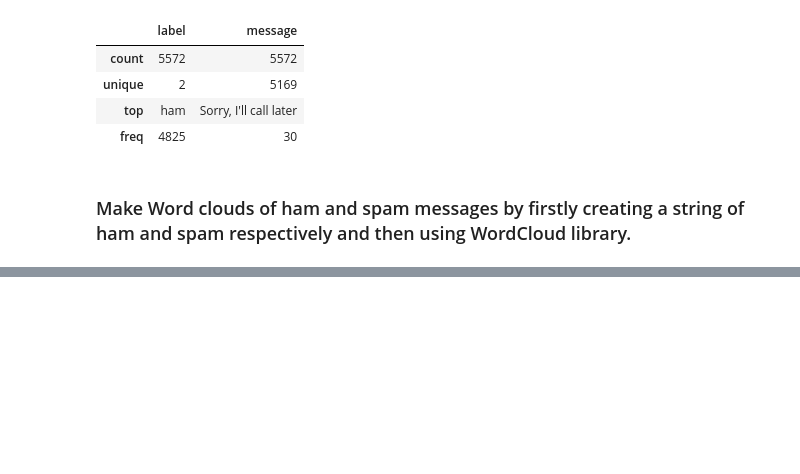
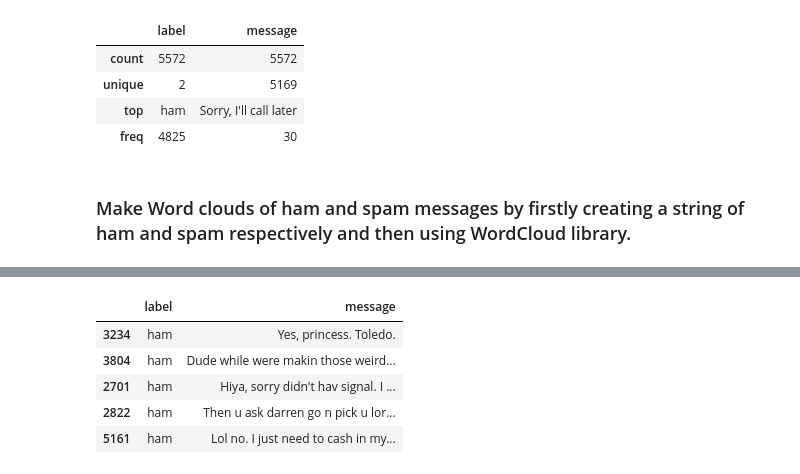
Before and after one commit to Sunpreet29/Projects, a Jupyter notebook: Spam Detection/spam_detection.ipynb, the cells around one changed output, grey strips where cells are left out. Saved outputs shown, nothing was run; the diff lists cells and outputs as text; code cells hidden in the pictures; blank space fills up the shorter version.

Commit message:
Dataframes ready for textual preprocessing.

```diff
--- a/Spam Detection/spam_detection.ipynb
+++ b/Spam Detection/spam_detection.ipynb
@@ -101,0 +131,11 @@ plt.show()
+# %%
+# Dataframe for feeding into text preprocessing after downsampling of ham dataset.
+sms_downsampled = pd.concat([sms_ham_downsampled, sms_spam])
+sms_downsampled.head()
+# %% [output]
+|  | label | message |
+| 3234 | ham | Yes, princess. Toledo. |
+| 3804 | ham | Dude while were makin those weird... |
+| 2701 | ham | Hiya, sorry didn't hav signal. I ... |
+| 2822 | ham | Then u ask darren go n pick u lor... |
+| 5161 | ham | Lol no. I just need to cash in my... |
```
Also changed, not shown: parts of 7 cells of this notebook.
